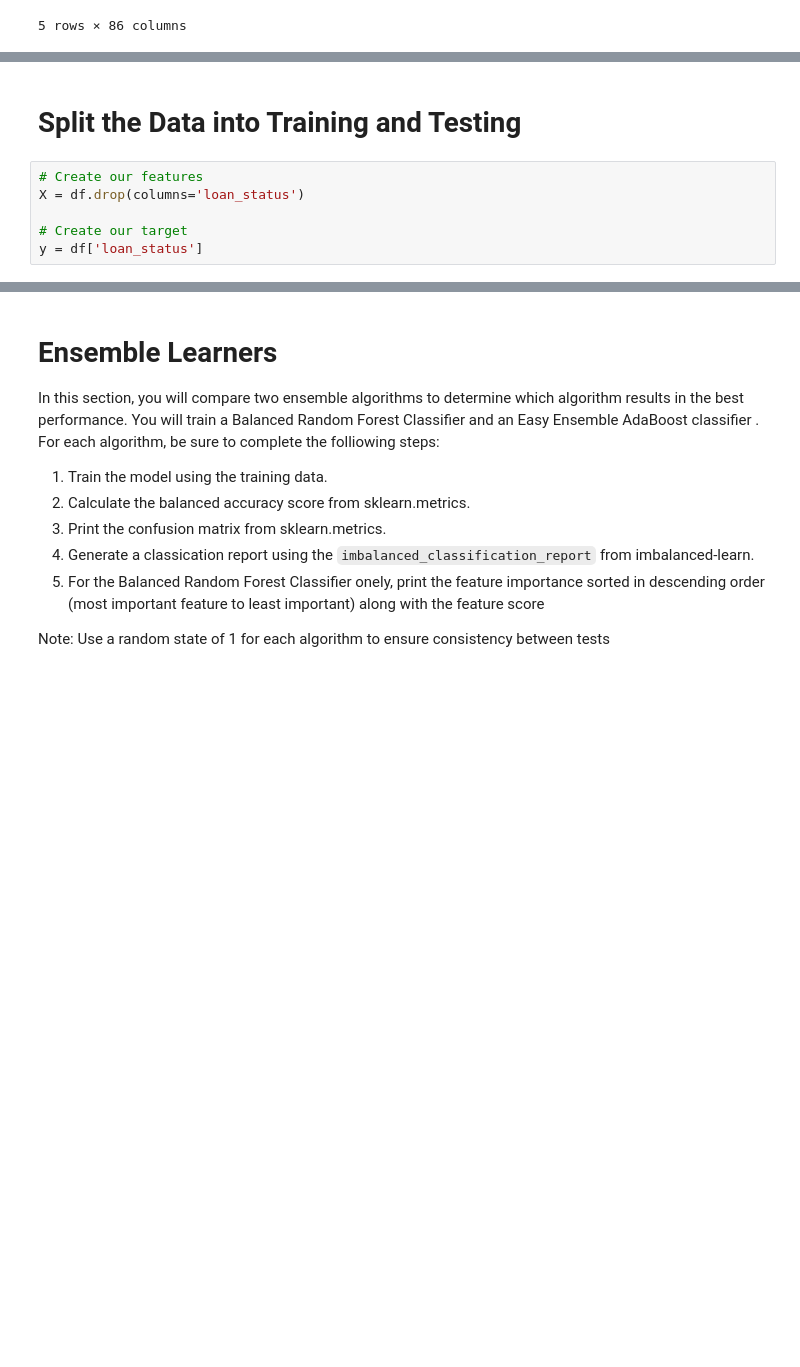
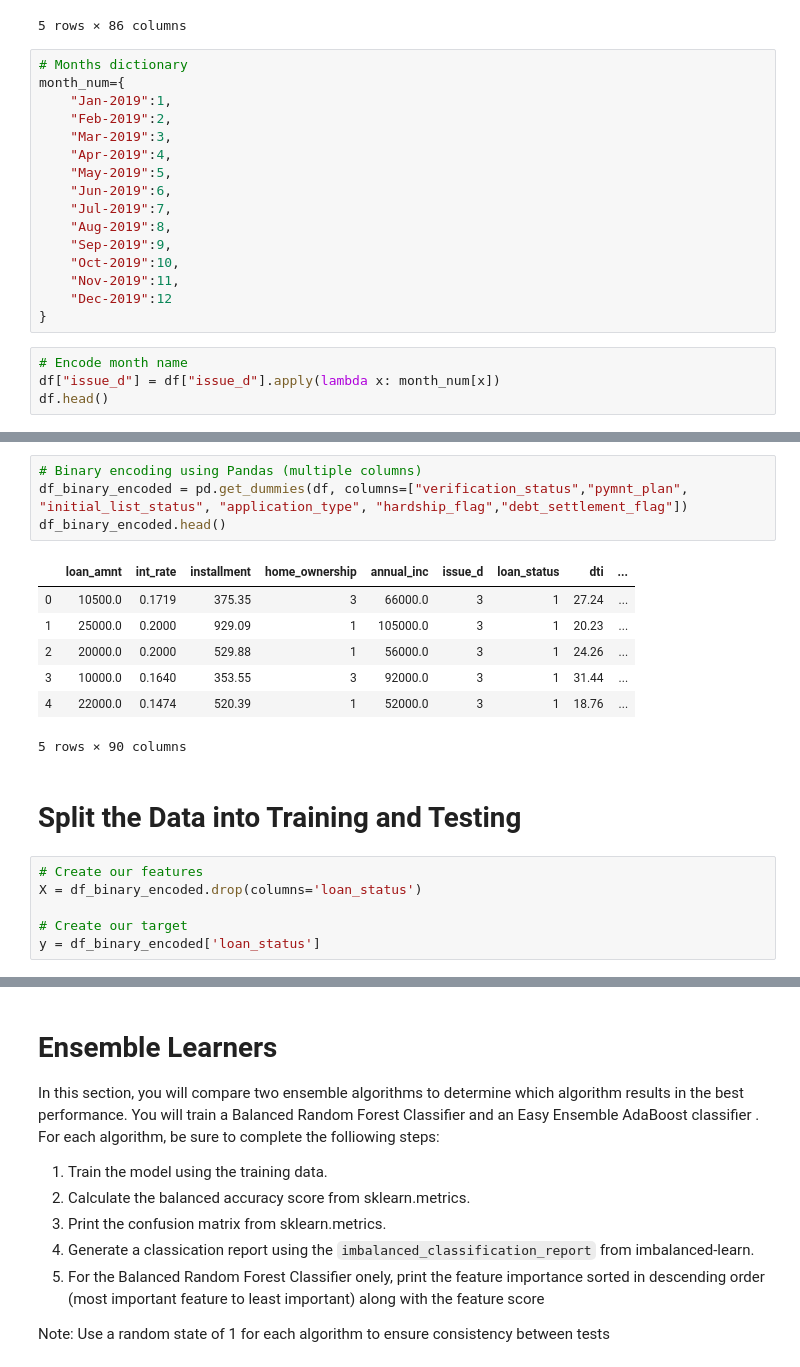
Before and after one commit to awanzek/machine_learning_homework, a Jupyter notebook: credit_risk_ensemble.ipynb, the cells around one changed output, grey strips where cells are left out. Cells and saved outputs as stored; diff of their text form; blank space fills up the shorter version.

```diff
--- a/credit_risk_ensemble.ipynb
+++ b/credit_risk_ensemble.ipynb
@@ -80,3 +80,23 @@ df.head()
 | 3 | 10000.0 | 0.1640 | 353.55 | RENT | 92000.0 | Verified | Mar-2019 | ... |
 | 4 | 22000.0 | 0.1474 | 520.39 | MORTGAGE | 52000.0 | Not Verified | Mar-2019 | ... |
 5 rows × 86 columns
+# %%
+# Months dictionary
+month_num={
+    "Jan-2019":1,
+    "Feb-2019":2,
+    "Mar-2019":3,
+    "Apr-2019":4,
+    "May-2019":5,
+    "Jun-2019":6,
+    "Jul-2019":7,
+    "Aug-2019":8,
+    "Sep-2019":9,
+    "Oct-2019":10,
+    "Nov-2019":11,
+    "Dec-2019":12
+}
+# %%
+# Encode month name
+df["issue_d"] = df["issue_d"].apply(lambda x: month_num[x])
+df.head()
@@ -83,11 +134,23 @@ df.head()
+# %%
+# Binary encoding using Pandas (multiple columns)
+df_binary_encoded = pd.get_dummies(df, columns=["verification_status","pymnt_plan", "initial_list_status", "application_type", "hardship_flag","debt_settlement_flag"])
+df_binary_encoded.head()
+# %% [output]
+|  | loan_amnt | int_rate | installment | home_ownership | annual_inc | issue_d | loan_status | dti | ... |
+| 0 | 10500.0 | 0.1719 | 375.35 | 3 | 66000.0 | 3 | 1 | 27.24 | ... |
+| 1 | 25000.0 | 0.2000 | 929.09 | 1 | 105000.0 | 3 | 1 | 20.23 | ... |
+| 2 | 20000.0 | 0.2000 | 529.88 | 1 | 56000.0 | 3 | 1 | 24.26 | ... |
+| 3 | 10000.0 | 0.1640 | 353.55 | 3 | 92000.0 | 3 | 1 | 31.44 | ... |
+| 4 | 22000.0 | 0.1474 | 520.39 | 1 | 52000.0 | 3 | 1 | 18.76 | ... |
+5 rows × 90 columns
 # %% [markdown]
 # Split the Data into Training and Testing
 # %%
 # Create our features
-X = df.drop(columns='loan_status')
+X = df_binary_encoded.drop(columns='loan_status')
 
 # Create our target
-y = df['loan_status']
+y = df_binary_encoded['loan_status']
 # %%
 X.describe()
 # %% [output]
```
Also changed, not shown: parts of 17 cells of this notebook, 1 other file.
